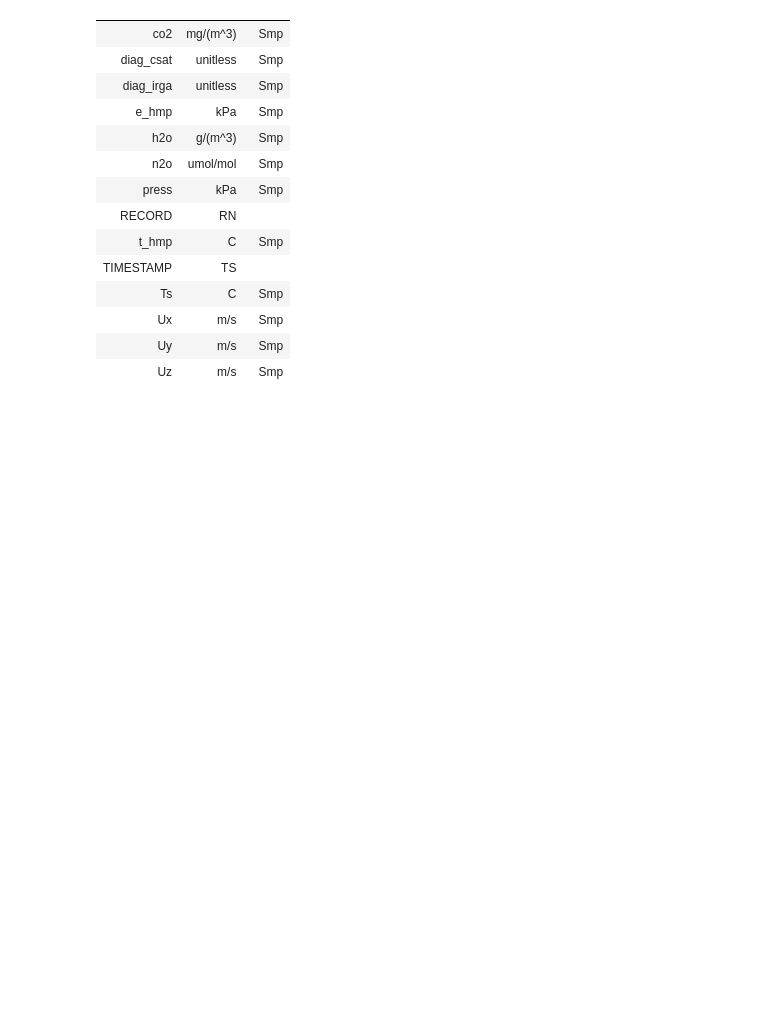
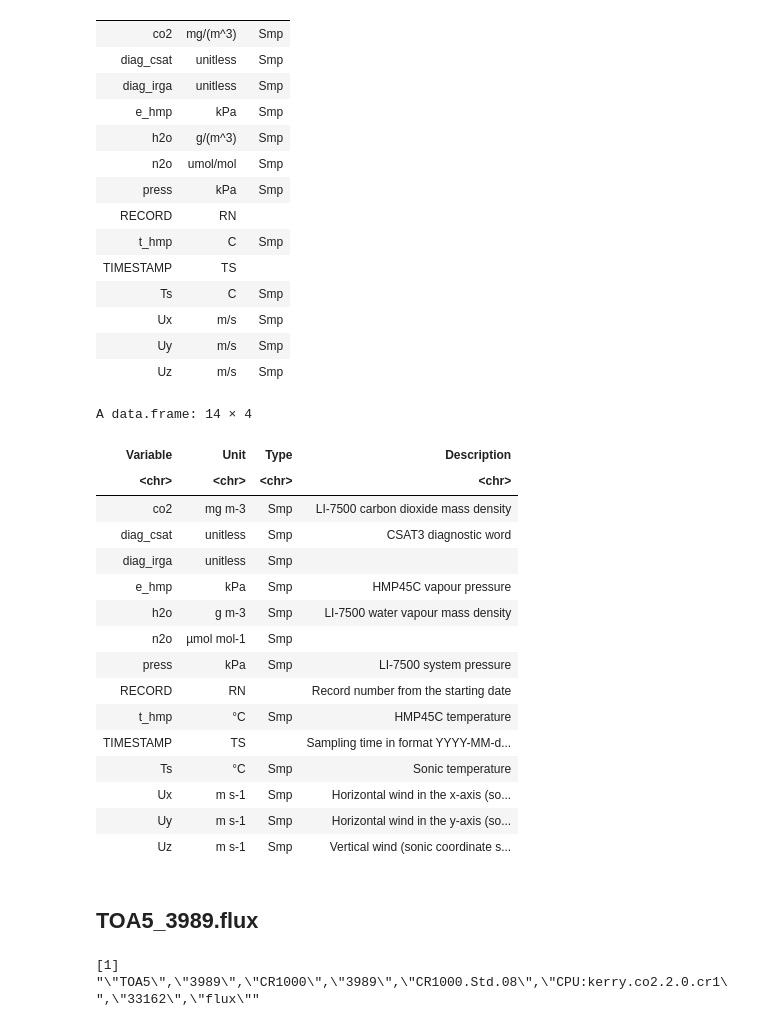
Before and after one commit to nmstreethran/kerry-flux-data, a Jupyter notebook: docs/toa5_vars.ipynb, the cells around one changed output. Saved outputs shown, nothing was run; the diff lists cells and outputs as text; code cells hidden in the pictures; blank space fills up the shorter version.

```diff
--- a/docs/toa5_vars.ipynb
+++ b/docs/toa5_vars.ipynb
@@ -159,0 +133,27 @@ A data.frame: 14 × 3
+# %%
+# view manually updated variable table
+read.csv("data/ts_data_variables.tsv", sep = "\t")
+# %% [output]
+A data.frame: 14 × 4
+| Variable | Unit | Type | Description |
+| <chr> | <chr> | <chr> | <chr> |
+| co2 | mg m-3 | Smp | LI-7500 carbon dioxide mass density |
+| diag_csat | unitless | Smp | CSAT3 diagnostic word |
+| diag_irga | unitless | Smp |  |
+| e_hmp | kPa | Smp | HMP45C vapour pressure |
+| h2o | g m-3 | Smp | LI-7500 water vapour mass density |
+| n2o | µmol mol-1 | Smp |  |
+| press | kPa | Smp | LI-7500 system pressure |
+| RECORD | RN |  | Record number from the starting date |
+| t_hmp | °C | Smp | HMP45C temperature |
+| TIMESTAMP | TS |  | Sampling time in format YYYY-MM-d... |
+| Ts | °C | Smp | Sonic temperature |
+| Ux | m s-1 | Smp | Horizontal wind in the x-axis (so... |
+| Uy | m s-1 | Smp | Horizontal wind in the y-axis (so... |
+| Uz | m s-1 | Smp | Vertical wind (sonic coordinate s... |
+# %% [markdown]
+## TOA5_3989.flux
+# %%
+readLines("data/TOA5/TOA5_3989.flux.dat", n = 1)
+# %% [output]
+[1] "\"TOA5\",\"3989\",\"CR1000\",\"3989\",\"CR1000.Std.08\",\"CPU:kerry.co2.2.0.cr1\",\"33162\",\"flux\""
```
Also changed, not shown: parts of 9 cells of this notebook, 2 other files.
